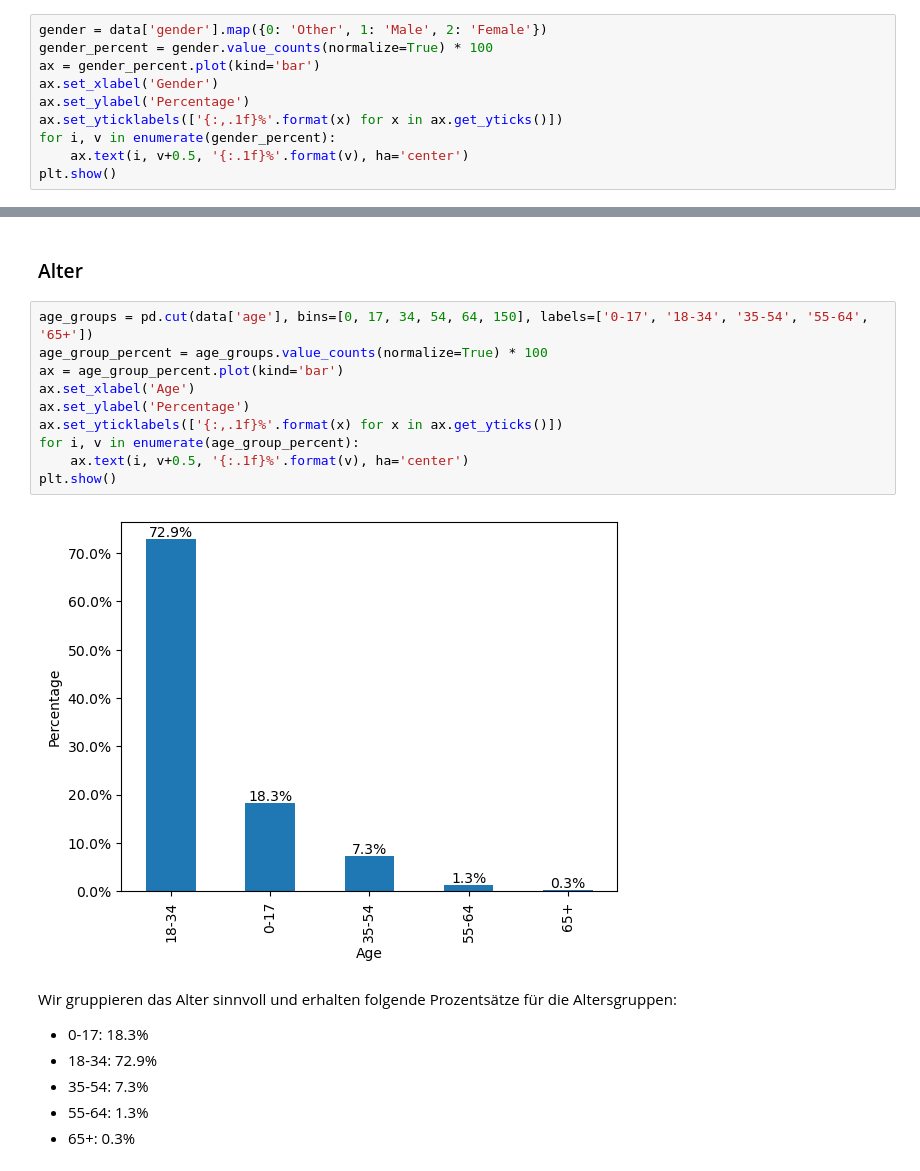
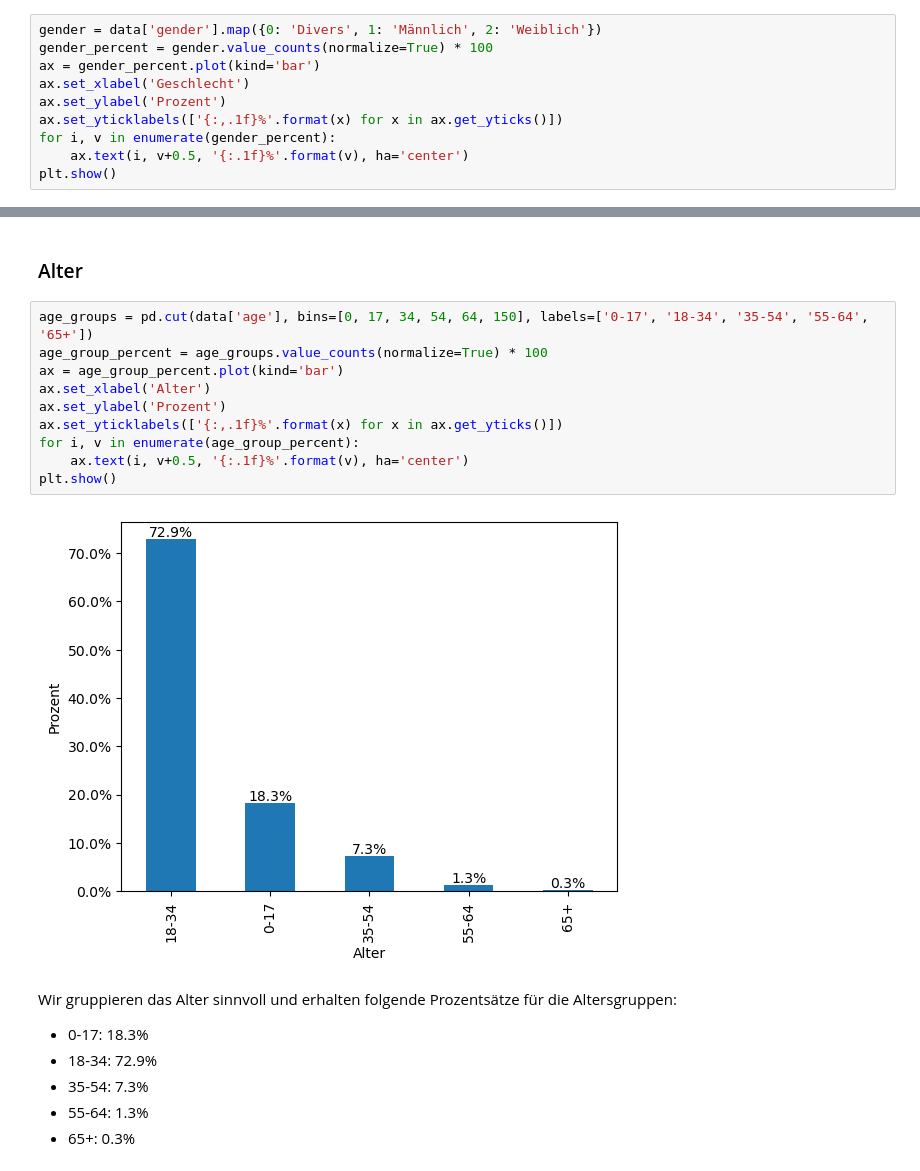
Before and after one commit to wi21b030/Mental-Health, a Jupyter notebook: Mental-Health.ipynb, the cells around one changed output, grey strips where cells are left out. Cells and saved outputs as stored; diff of their text form.

```diff
--- a/Mental-Health.ipynb
+++ b/Mental-Health.ipynb
@@ -205,11 +207,11 @@ Das Diagramm zeigt die prozentuale Verteilung der Antworten auf die Frage nach d
 # %% [markdown]
 ### Geschlecht
 # %%
-gender = data['gender'].map({0: 'Other', 1: 'Male', 2: 'Female'})
+gender = data['gender'].map({0: 'Divers', 1: 'Männlich', 2: 'Weiblich'})
 gender_percent = gender.value_counts(normalize=True) * 100
 ax = gender_percent.plot(kind='bar')
-ax.set_xlabel('Gender')
-ax.set_ylabel('Percentage')
+ax.set_xlabel('Geschlecht')
+ax.set_ylabel('Prozent')
 ax.set_yticklabels(['{:,.1f}%'.format(x) for x in ax.get_yticks()])
 for i, v in enumerate(gender_percent):
     ax.text(i, v+0.5, '{:.1f}%'.format(v), ha='center')
@@ -231,15 +237,15 @@ In unserem Datensatz haben 63.8% Englisch nicht als Muttersprache und 36.2% hing
 # %%
 age_groups = pd.cut(data['age'], bins=[0, 17, 34, 54, 64, 150], labels=['0-17', '18-34', '35-54', '55-64', '65+'])
 age_group_percent = age_groups.value_counts(normalize=True) * 100
 ax = age_group_percent.plot(kind='bar')
-ax.set_xlabel('Age')
-ax.set_ylabel('Percentage')
+ax.set_xlabel('Alter')
+ax.set_ylabel('Prozent')
 ax.set_yticklabels(['{:,.1f}%'.format(x) for x in ax.get_yticks()])
 for i, v in enumerate(age_group_percent):
     ax.text(i, v+0.5, '{:.1f}%'.format(v), ha='center')
 plt.show()
 # %% [output]
-[figure, old version]
+[figure, new version]
 # %% [markdown]
 Wir gruppieren das Alter sinnvoll und erhalten folgende Prozentsätze für die Altersgruppen:
 
```
Also changed, not shown: parts of 6 cells of this notebook.
